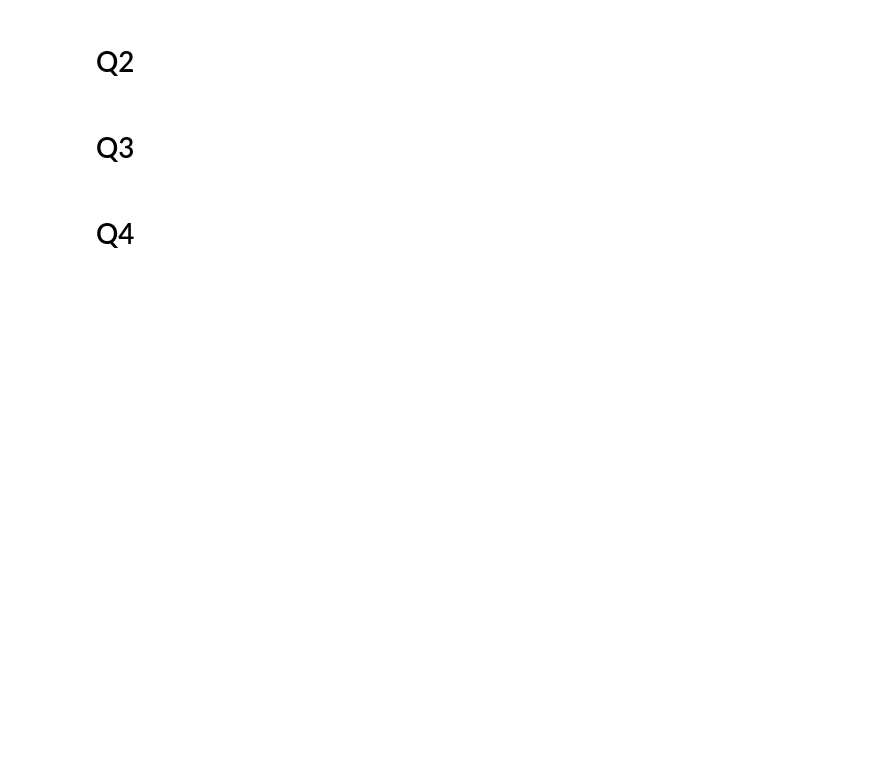
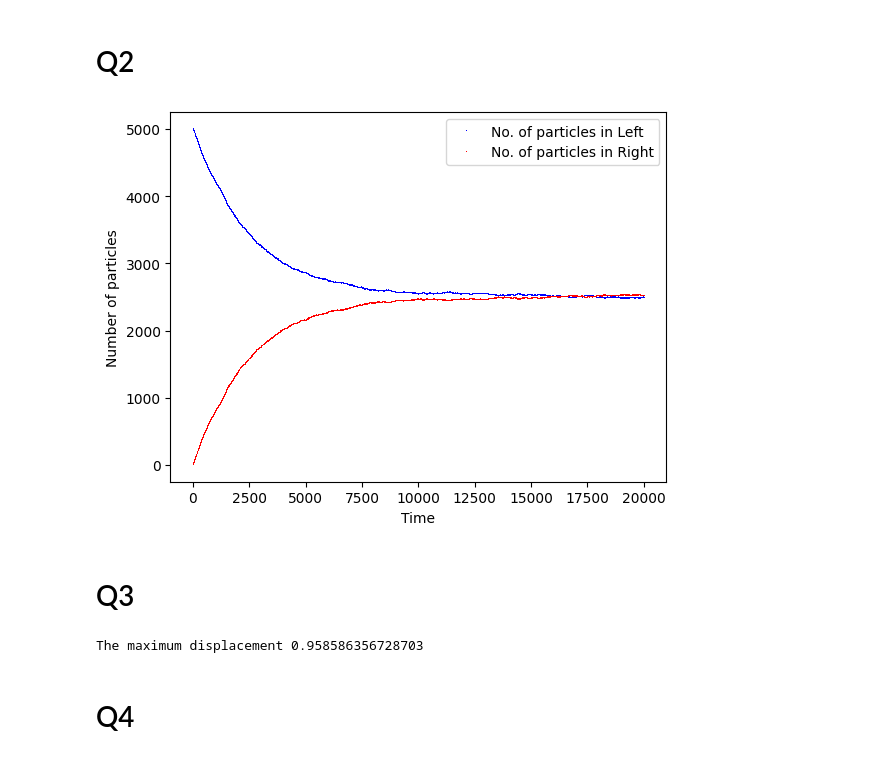
Before and after one commit to p-k-samay/p346, a Jupyter notebook: endsem/endsem.ipynb, the cells around one changed output. Cells and saved outputs as stored; diff of their text form; code cells hidden in the pictures; blank space fills up the shorter version.

```diff
--- a/endsem/endsem.ipynb
+++ b/endsem/endsem.ipynb
@@ -61,7 +35,30 @@ The inverse of A is
 # %% [markdown]
 # Q2
+# %%
+nL=5000
+nR=0
+T=20000
+dT=1
+
+NL,NR,NT=Box(nL,nR,T,dT)
+
+plt.plot(NT,NL,'b,',label='No. of particles in Left')
+plt.plot(NT,NR,'r,',label='No. of particles in Right')
+plt.xlabel('Time')
+plt.ylabel('Number of particles')
+plt.legend()
+plt.show()
+# %% [output]
+[figure, added]
 # %% [markdown]
 # Q3
+# %%
+f3=lambda x:2.5-x*math.exp(x)
+d3=lambda x: -math.exp(x)-x*math.exp(x)
+
+print("The maximum displacement",newton_rhapson(f3,d3,1))
+# %% [output]
+The maximum displacement 0.958586356728703
 # %% [markdown]
 # Q4
 # %%
```
Also changed, not shown: parts of 9 cells of this notebook, 1 other file.
